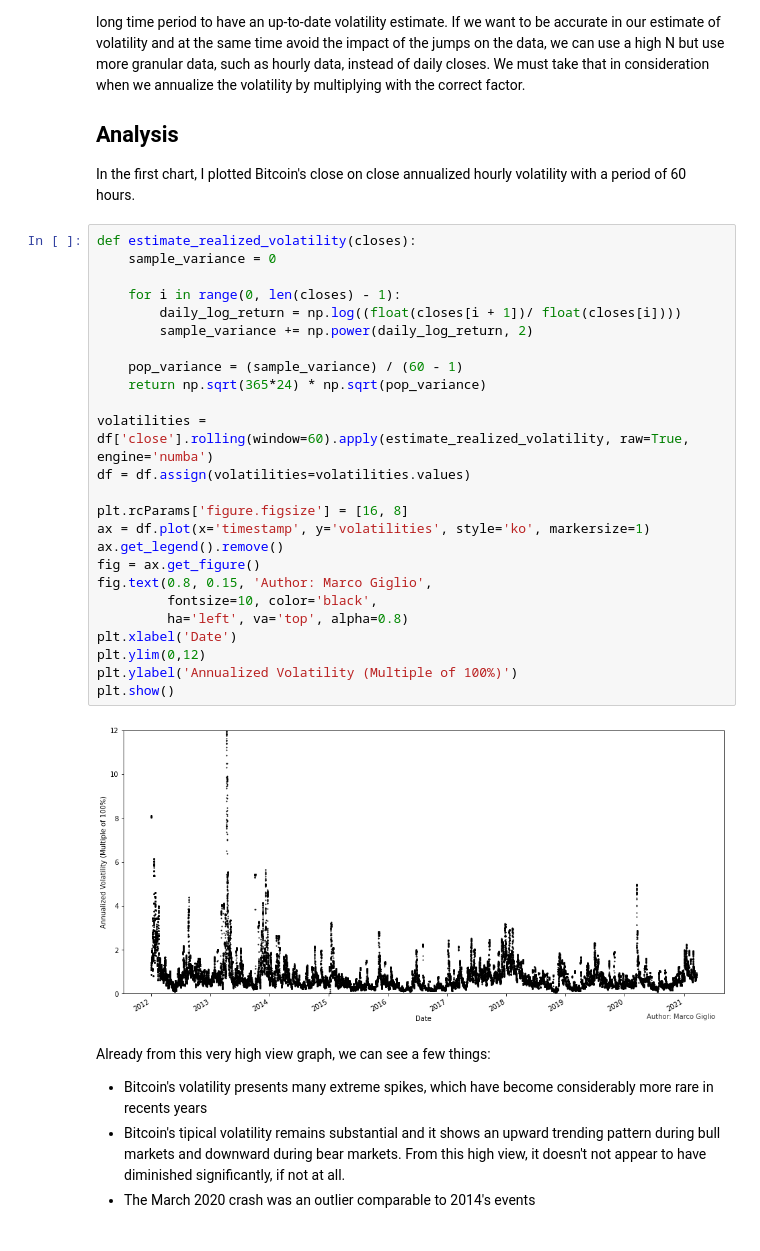
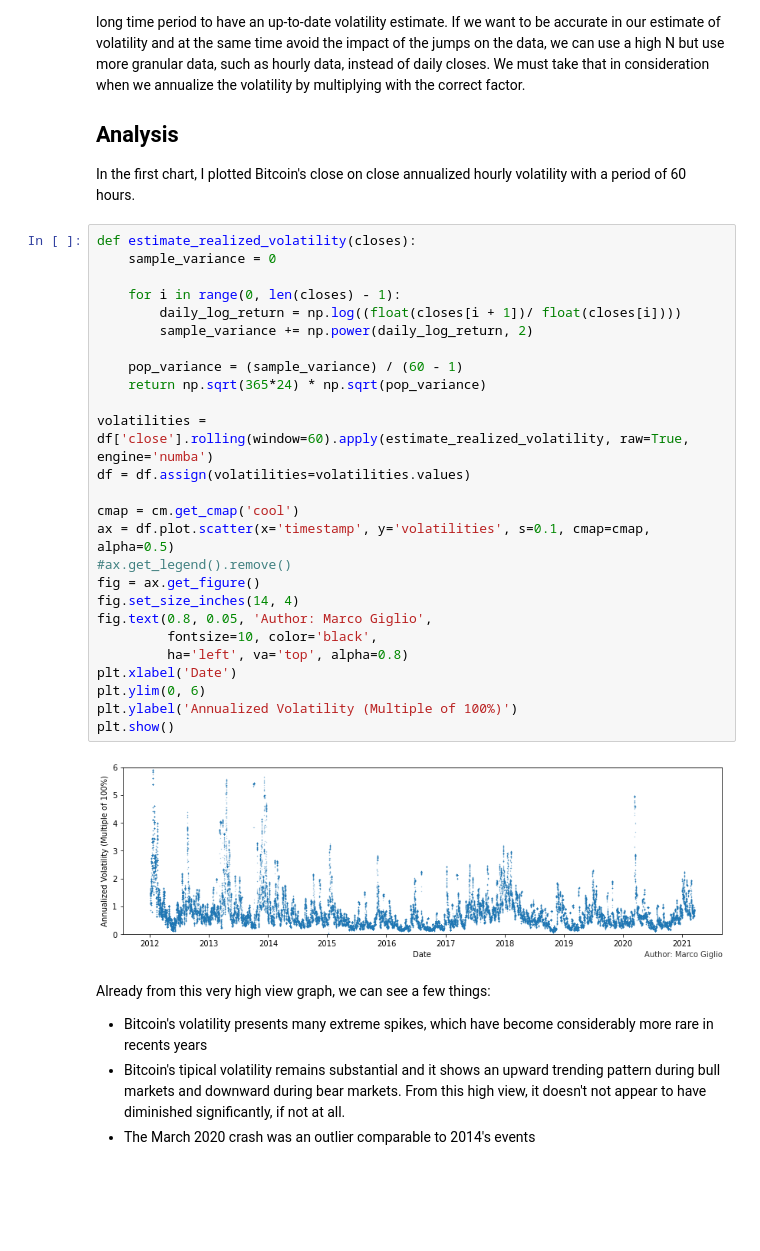
Before and after one commit to marcogiglio/digital_garden, a Jupyter notebook: _sources/bitcoin_realized_volatility.ipynb, the cells around one changed output. Saved outputs shown, nothing was run; the diff lists cells and outputs as text; blank space fills up the shorter version.

```diff
--- a/_sources/bitcoin_realized_volatility.ipynb
+++ b/_sources/bitcoin_realized_volatility.ipynb
@@ -67,30 +69,31 @@ In the first chart, I plotted Bitcoin's close on close annualized hourly volatil
 # %%
 def estimate_realized_volatility(closes):
     sample_variance = 0
 
     for i in range(0, len(closes) - 1):
         daily_log_return = np.log((float(closes[i + 1])/ float(closes[i])))
         sample_variance += np.power(daily_log_return, 2)
 
     pop_variance = (sample_variance) / (60 - 1)
     return np.sqrt(365*24) * np.sqrt(pop_variance)
 
 volatilities = df['close'].rolling(window=60).apply(estimate_realized_volatility, raw=True, engine='numba')
 df = df.assign(volatilities=volatilities.values)
 
-plt.rcParams['figure.figsize'] = [16, 8]
-ax = df.plot(x='timestamp', y='volatilities', style='ko', markersize=1)
-ax.get_legend().remove()
+cmap = cm.get_cmap('cool')
+ax = df.plot.scatter(x='timestamp', y='volatilities', s=0.1, cmap=cmap, alpha=0.5)
+#ax.get_legend().remove()
 fig = ax.get_figure()
-fig.text(0.8, 0.15, 'Author: Marco Giglio',
+fig.set_size_inches(14, 4)
+fig.text(0.8, 0.05, 'Author: Marco Giglio',
          fontsize=10, color='black',
          ha='left', va='top', alpha=0.8)
 plt.xlabel('Date')
-plt.ylim(0,12)
+plt.ylim(0, 6)
 plt.ylabel('Annualized Volatility (Multiple of 100%)')
 plt.show()
 # %% [output]
-[figure, old version]
+[figure, new version]
 # %% [markdown]
 Already from this very high view graph, we can see a few things:
 * Bitcoin's volatility presents many extreme spikes, which have become considerably more rare in recents years
```
Also changed, not shown: parts of 4 cells of this notebook, 6 other files.
